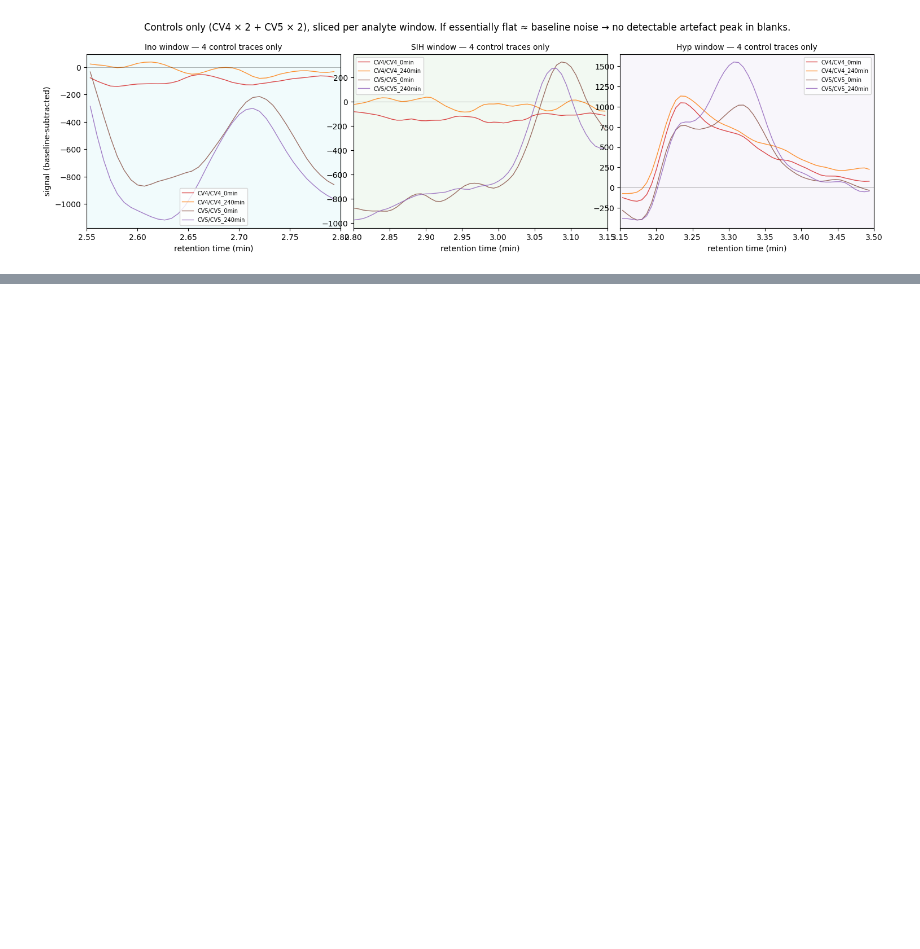
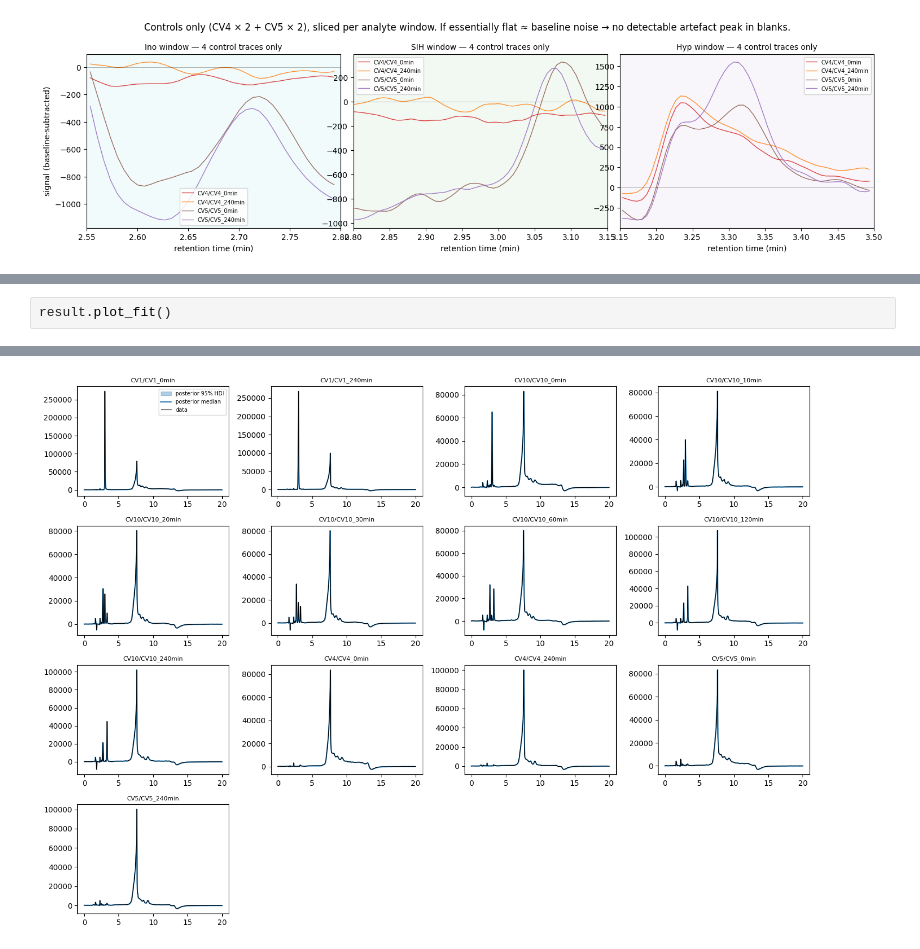
Before and after one commit to FAIRChemistry/Chromhandler, a Jupyter notebook: notebooks/priors_demo.ipynb, the cells around one changed output, grey strips where cells are left out. Drawn from its saved outputs; the diff is of its cells as text; blank space fills up the shorter version.

```diff
--- a/notebooks/priors_demo.ipynb
+++ b/notebooks/priors_demo.ipynb
@@ -714,0 +776,3 @@ fig
+# %%
+result.plot_fit()
+# %% [output]
@@ -714,0 +780 @@ fig
+[figure, added]
```
Also changed, not shown: parts of 7 cells of this notebook.
